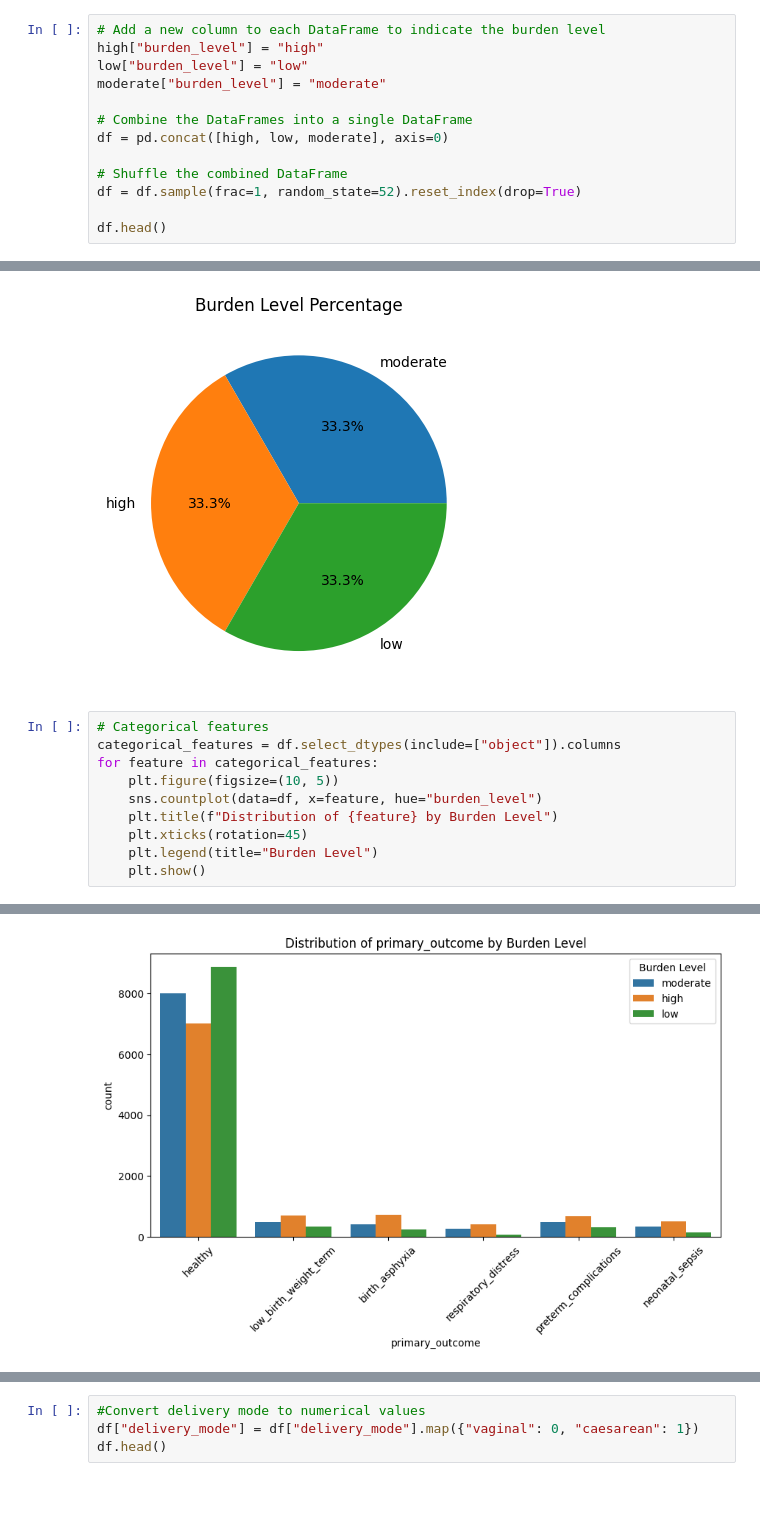
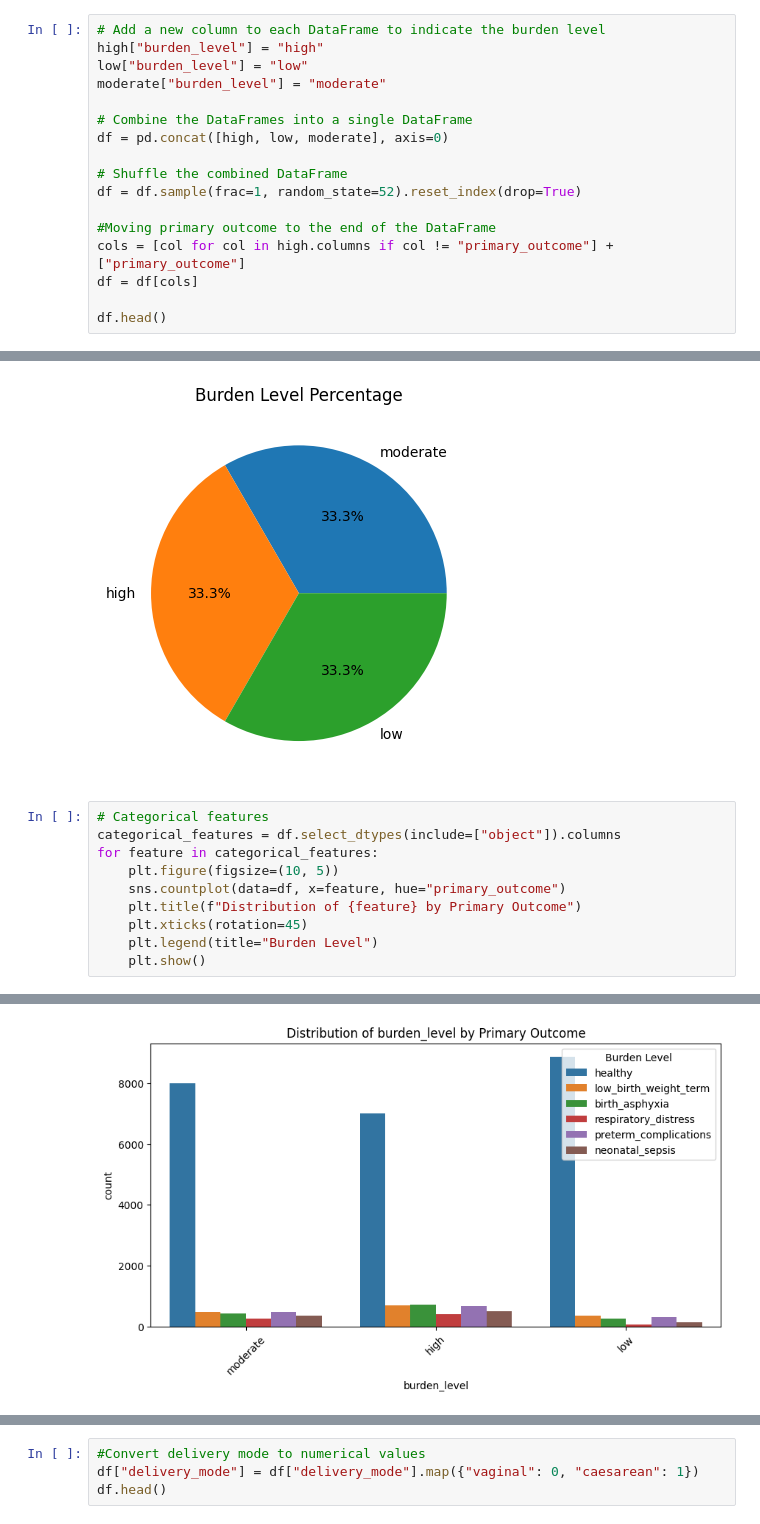
Before and after one commit to mablemunanura/NEONATES, a Jupyter notebook: ClinicalData.ipynb, the cells around one changed output, grey strips where cells are left out. Drawn from its saved outputs; the diff is of its cells as text; blank space fills up the shorter version.

```diff
--- a/Neonates.ipynb
+++ b/ClinicalData.ipynb
@@ -45,6 +45,10 @@ df = pd.concat([high, low, moderate], axis=0)
 # Shuffle the combined DataFrame
 df = df.sample(frac=1, random_state=52).reset_index(drop=True)
 
+#Moving primary outcome to the end of the DataFrame
+cols = [col for col in high.columns if col != "primary_outcome"] + ["primary_outcome"]
+df = df[cols]
+
 df.head()
 # %% [output]
 |  | id | sex | gestational_age_weeks | birth_weight_g | head_circumference_cm | maternal_age_years | ... |
@@ -126,8 +134,8 @@ plt.show()
 categorical_features = df.select_dtypes(include=["object"]).columns
 for feature in categorical_features:
     plt.figure(figsize=(10, 5))
-    sns.countplot(data=df, x=feature, hue="burden_level")
-    plt.title(f"Distribution of {feature} by Burden Level")
+    sns.countplot(data=df, x=feature, hue="primary_outcome")
+    plt.title(f"Distribution of {feature} by Primary Outcome")
     plt.xticks(rotation=45)
     plt.legend(title="Burden Level")
     plt.show()
@@ -139 +147 @@ for feature in categorical_features:
-[figure, old version]
+[figure, new version]
```
Also changed, not shown: parts of 11 cells of this notebook.
